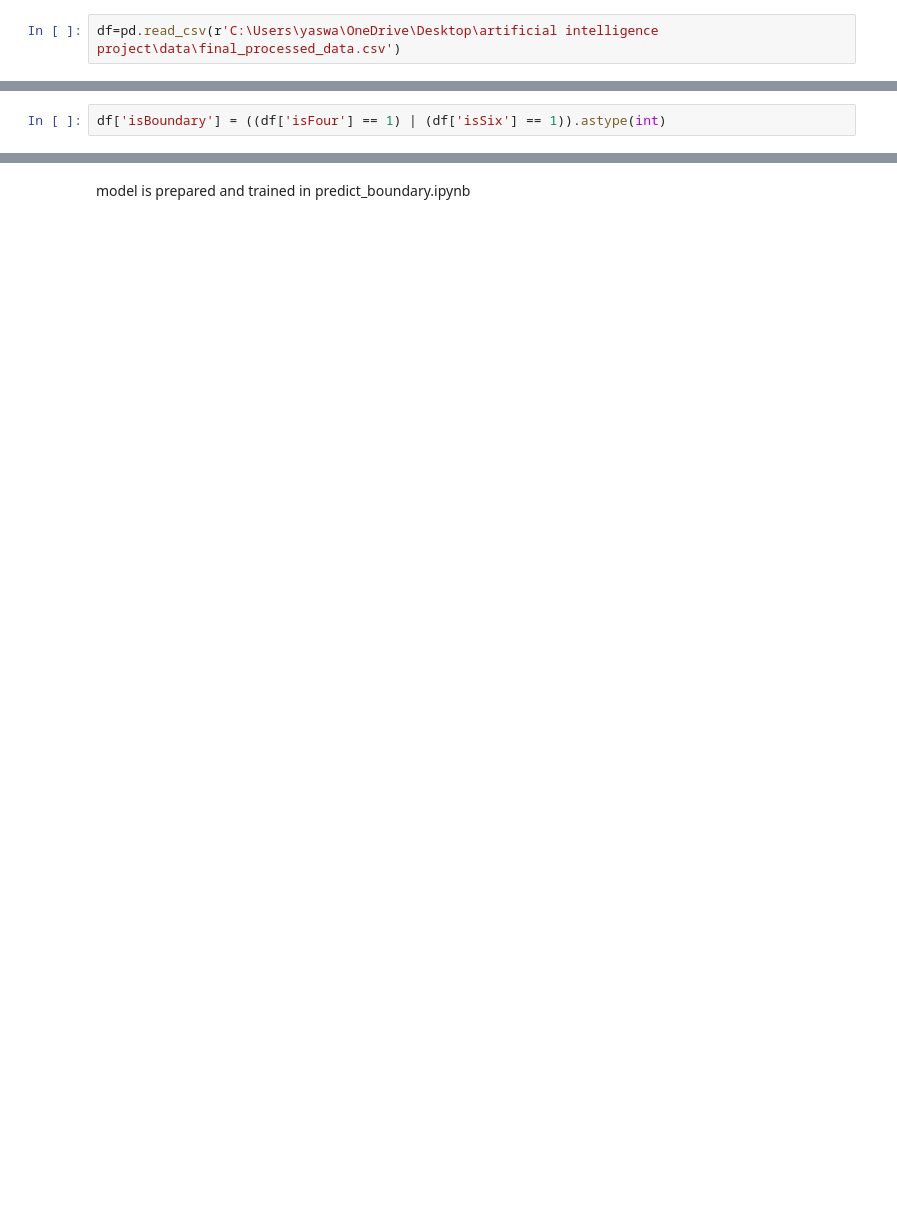
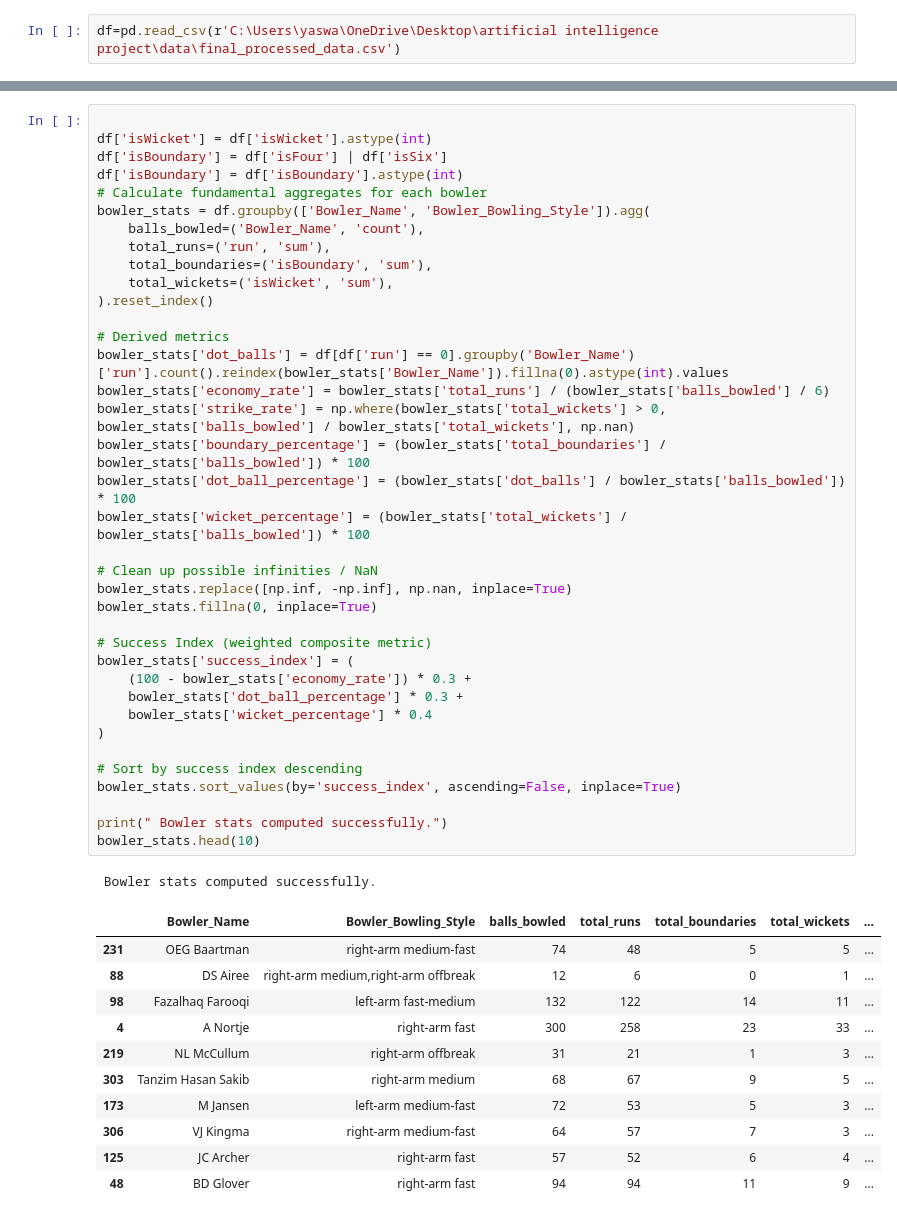
Before and after one commit to yaswantsaiadapa/Bowling-Recommendation-strategy-project, a Jupyter notebook: notebooks/core_bowling_analysis.ipynb, the cells around one changed output, grey strips where cells are left out. Saved outputs shown, nothing was run; the diff lists cells and outputs as text; blank space fills up the shorter version.

```diff
--- a/notebooks/core_bowling_analysis.ipynb
+++ b/notebooks/core_bowling_analysis.ipynb
@@ -110,2 +14,0 @@ from sklearn.metrics import classification_report, confusion_matrix, accuracy_sc
-# %%
-df['isBoundary'] = ((df['isFour'] == 1) | (df['isSix'] == 1)).astype(int)
@@ -306,2 +49,50 @@ plt.show()
-# %% [markdown]
- model is prepared and trained in predict_boundary.ipynb
+# %%
+
+df['isWicket'] = df['isWicket'].astype(int)
+df['isBoundary'] = df['isFour'] | df['isSix']
+df['isBoundary'] = df['isBoundary'].astype(int)
+# Calculate fundamental aggregates for each bowler
+bowler_stats = df.groupby(['Bowler_Name', 'Bowler_Bowling_Style']).agg(
+    balls_bowled=('Bowler_Name', 'count'),
+    total_runs=('run', 'sum'),
+    total_boundaries=('isBoundary', 'sum'),
+    total_wickets=('isWicket', 'sum'),
+).reset_index()
+
+# Derived metrics
+bowler_stats['dot_balls'] = df[df['run'] == 0].groupby('Bowler_Name')['run'].count().reindex(bowler_stats['Bowler_Name']).fillna(0).astype(int).values
+bowler_stats['economy_rate'] = bowler_stats['total_runs'] / (bowler_stats['balls_bowled'] / 6)
+bowler_stats['strike_rate'] = np.where(bowler_stats['total_wickets'] > 0, bowler_stats['balls_bowled'] / bowler_stats['total_wickets'], np.nan)
+bowler_stats['boundary_percentage'] = (bowler_stats['total_boundaries'] / bowler_stats['balls_bowled']) * 100
+bowler_stats['dot_ball_percentage'] = (bowler_stats['dot_balls'] / bowler_stats['balls_bowled']) * 100
+bowler_stats['wicket_percentage'] = (bowler_stats['total_wickets'] / bowler_stats['balls_bowled']) * 100
+
+# Clean up possible infinities / NaN
+bowler_stats.replace([np.inf, -np.inf], np.nan, inplace=True)
+bowler_stats.fillna(0, inplace=True)
+
+# Success Index (weighted composite metric)
+bowler_stats['success_index'] = (
+    (100 - bowler_stats['economy_rate']) * 0.3 +
+    bowler_stats['dot_ball_percentage'] * 0.3 +
+    bowler_stats['wicket_percentage'] * 0.4
+)
+
+# Sort by success index descending
+bowler_stats.sort_values(by='success_index', ascending=False, inplace=True)
+
+print(" Bowler stats computed successfully.")
+bowler_stats.head(10)
+# %% [output]
+ Bowler stats computed successfully.
+|  | Bowler_Name | Bowler_Bowling_Style | balls_bowled | total_runs | total_boundaries | total_wickets | ... |
+| 231 | OEG Baartman | right-arm medium-fast | 74 | 48 | 5 | 5 | ... |
+| 88 | DS Airee | right-arm medium,right-arm offbreak | 12 | 6 | 0 | 1 | ... |
+| 98 | Fazalhaq Farooqi | left-arm fast-medium | 132 | 122 | 14 | 11 | ... |
+| 4 | A Nortje | right-arm fast | 300 | 258 | 23 | 33 | ... |
+| 219 | NL McCullum | right-arm offbreak | 31 | 21 | 1 | 3 | ... |
+| 303 | Tanzim Hasan Sakib | right-arm medium | 68 | 67 | 9 | 5 | ... |
+| 173 | M Jansen | left-arm medium-fast | 72 | 53 | 5 | 3 | ... |
+| 306 | VJ Kingma | right-arm medium-fast | 64 | 57 | 7 | 3 | ... |
+| 125 | JC Archer | right-arm fast | 57 | 52 | 6 | 4 | ... |
+| 48 | BD Glover | right-arm fast | 94 | 94 | 11 | 9 | ... |
```
Also changed, not shown: parts of 39 cells of this notebook, 18 other files.
